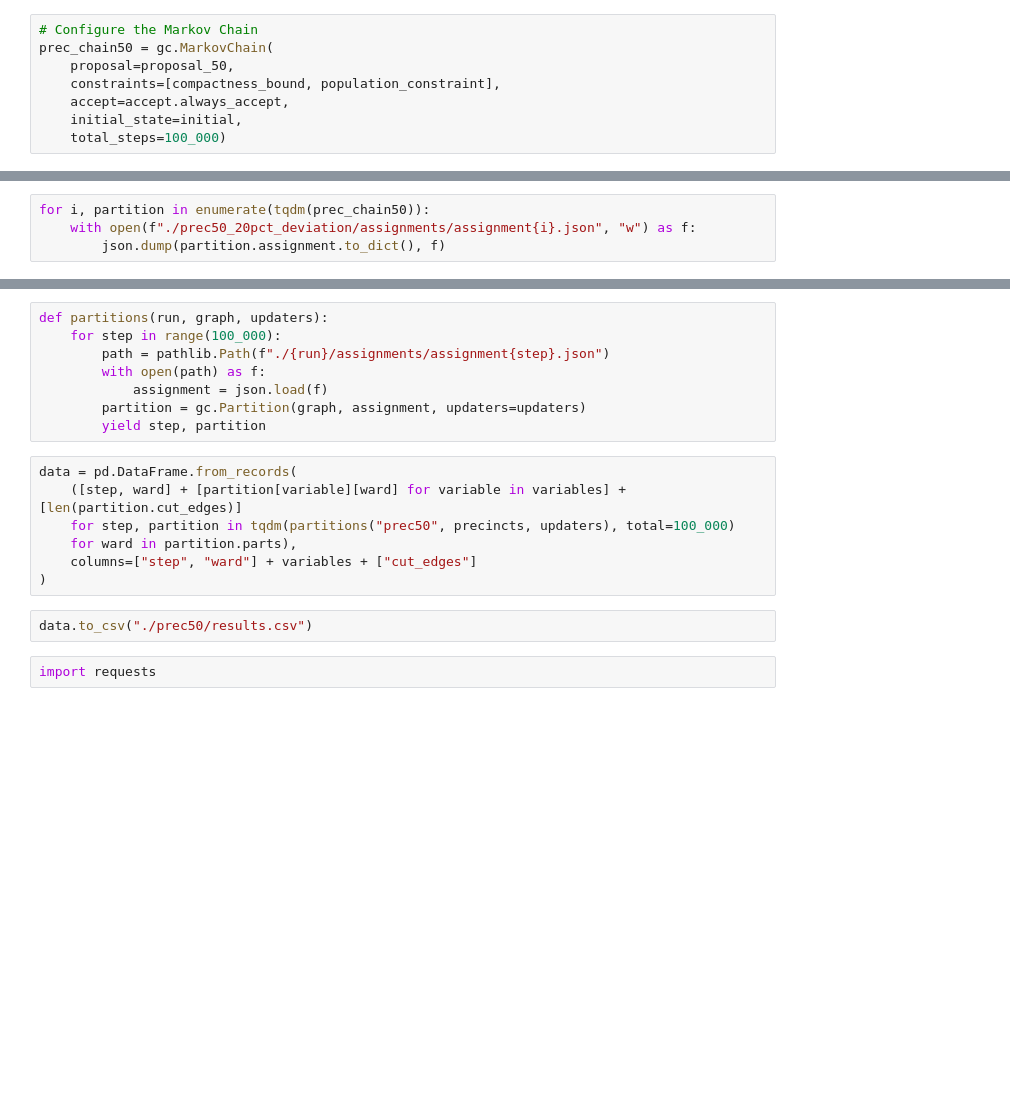
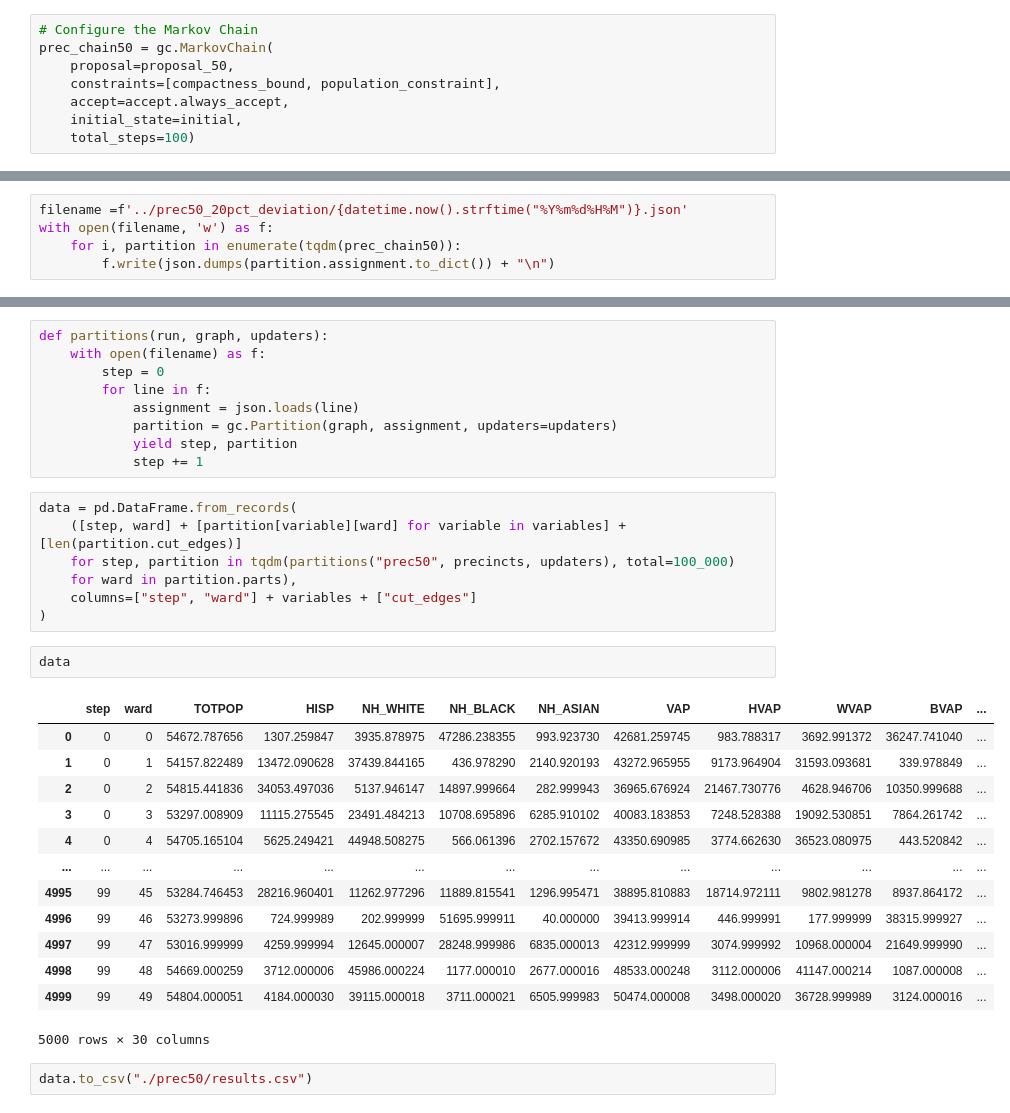
Before and after one commit to kaytwo/chicago, a Jupyter notebook: ensembles/precinct50_runs.ipynb, the cells around one changed output, grey strips where cells are left out. Drawn from its saved outputs; the diff is of its cells as text; blank space fills up the shorter version.

Commit message:
slight change to json saving one assignment per line rather than one assignment per file

```diff
--- a/ensembles/precinct50_runs.ipynb
+++ b/ensembles/precinct50_runs.ipynb
@@ -358,4 +345,4 @@ prec_chain50 = gc.MarkovChain(
     constraints=[compactness_bound, population_constraint],
     accept=accept.always_accept,
     initial_state=initial,
-    total_steps=100_000)
+    total_steps=100)
@@ -364,19 +349,21 @@ ValueError: The given initial_state is not valid according is_valid. The failed
-# %%
-for i, partition in enumerate(tqdm(prec_chain50)):
-    with open(f"./prec50_20pct_deviation/assignments/assignment{i}.json", "w") as f:
-        json.dump(partition.assignment.to_dict(), f)
+# %%
+filename =f'../prec50_20pct_deviation/{datetime.now().strftime("%Y%m%d%H%M")}.json'
+with open(filename, 'w') as f:
+    for i, partition in enumerate(tqdm(prec_chain50)):
+        f.write(json.dumps(partition.assignment.to_dict()) + "\n")
 # %% [markdown]
 ## Create results CSV
 
 This CSV will have ward-level demographic information for each step of the chain.
 # %%
 def partitions(run, graph, updaters):
-    for step in range(100_000):
-        path = pathlib.Path(f"./{run}/assignments/assignment{step}.json")
-        with open(path) as f:
-            assignment = json.load(f)
-        partition = gc.Partition(graph, assignment, updaters=updaters)
-        yield step, partition
+    with open(filename) as f:
+        step = 0
+        for line in f:
+            assignment = json.loads(line)
+            partition = gc.Partition(graph, assignment, updaters=updaters)
+            yield step, partition
+            step += 1
 # %%
 data = pd.DataFrame.from_records(
     ([step, ward] + [partition[variable][ward] for variable in variables] + [len(partition.cut_edges)]
@@ -384,7 +371,21 @@ data = pd.DataFrame.from_records(
     for ward in partition.parts),
     columns=["step", "ward"] + variables + ["cut_edges"]
 )
+# %%
+data
+# %% [output]
+|  | step | ward | TOTPOP | HISP | NH_WHITE | NH_BLACK | NH_ASIAN | VAP | HVAP | WVAP | BVAP | ... |
+| 0 | 0 | 0 | 54672.787656 | 1307.259847 | 3935.878975 | 47286.238355 | 993.923730 | 42681.259745 | 983.788317 | 3692.991372 | 36247.741040 | ... |
+| 1 | 0 | 1 | 54157.822489 | 13472.090628 | 37439.844165 | 436.978290 | 2140.920193 | 43272.965955 | 9173.964904 | 31593.093681 | 339.978849 | ... |
+| 2 | 0 | 2 | 54815.441836 | 34053.497036 | 5137.946147 | 14897.999664 | 282.999943 | 36965.676924 | 21467.730776 | 4628.946706 | 10350.999688 | ... |
+| 3 | 0 | 3 | 53297.008909 | 11115.275545 | 23491.484213 | 10708.695896 | 6285.910102 | 40083.183853 | 7248.528388 | 19092.530851 | 7864.261742 | ... |
+| 4 | 0 | 4 | 54705.165104 | 5625.249421 | 44948.508275 | 566.061396 | 2702.157672 | 43350.690985 | 3774.662630 | 36523.080975 | 443.520842 | ... |
+| ... | ... | ... | ... | ... | ... | ... | ... | ... | ... | ... | ... | ... |
+| 4995 | 99 | 45 | 53284.746453 | 28216.960401 | 11262.977296 | 11889.815541 | 1296.995471 | 38895.810883 | 18714.972111 | 9802.981278 | 8937.864172 | ... |
+| 4996 | 99 | 46 | 53273.999896 | 724.999989 | 202.999999 | 51695.999911 | 40.000000 | 39413.999914 | 446.999991 | 177.999999 | 38315.999927 | ... |
+| 4997 | 99 | 47 | 53016.999999 | 4259.999994 | 12645.000007 | 28248.999986 | 6835.000013 | 42312.999999 | 3074.999992 | 10968.000004 | 21649.999990 | ... |
+| 4998 | 99 | 48 | 54669.000259 | 3712.000006 | 45986.000224 | 1177.000010 | 2677.000016 | 48533.000248 | 3112.000006 | 41147.000214 | 1087.000008 | ... |
+| 4999 | 99 | 49 | 54804.000051 | 4184.000030 | 39115.000018 | 3711.000021 | 6505.999983 | 50474.000008 | 3498.000020 | 36728.999989 | 3124.000016 | ... |
+5000 rows × 30 columns
 # %%
 data.to_csv("./prec50/results.csv")
-# %%
-import requests
```
Also changed, not shown: parts of 5 cells of this notebook.
